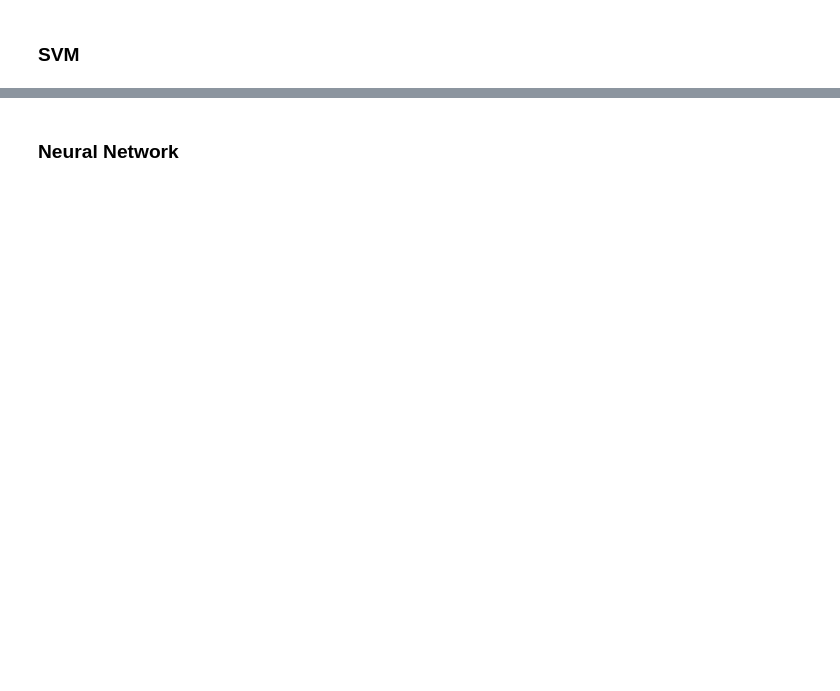
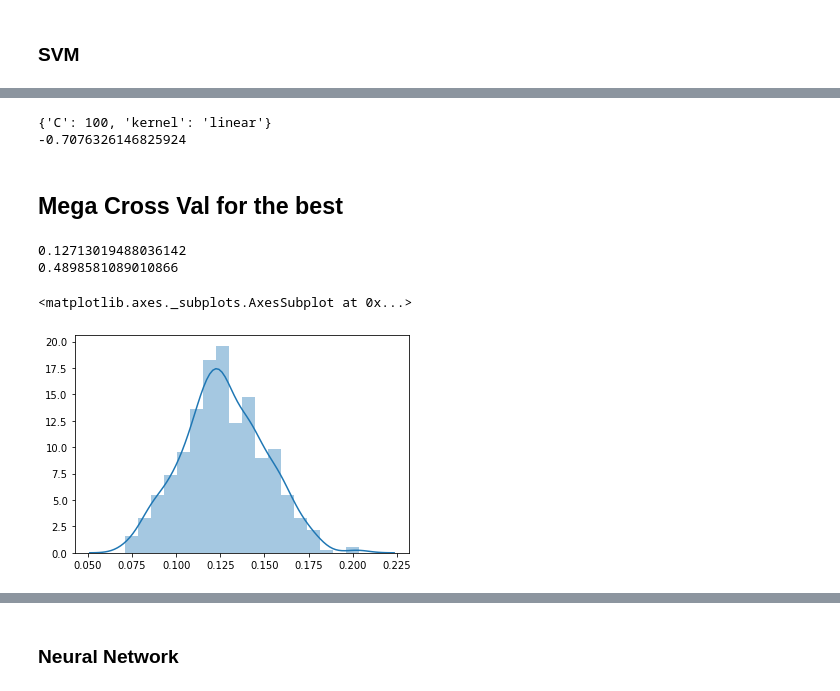
Before and after one commit to mdelaf1995/sentence_level_qe_ffl, a Jupyter notebook: exploration/Perfomance_Tests.ipynb, the cells around one changed output, grey strips where cells are left out. Cells and saved outputs as stored; diff of their text form; code cells hidden in the pictures; blank space fills up the shorter version.

Commit message:
for tests

```diff
--- a/exploration/Perfomance_Tests.ipynb
+++ b/exploration/Perfomance_Tests.ipynb
@@ -78 +10,3 @@ Name: german_adjectives, dtype: object
+# %%
+dataset = pd.read_pickle('../data/dataset_with_features.pickle')
 # %%
@@ -124,3 +32,3 @@ dataset_features
 # %%
-dataset_features_list = list(dataset_features.columns)
-dataset_features_arr = np.array(dataset_features)
+dataset_features_list = list(train_val.columns)
+dataset_features_arr = np.array(train_val)
@@ -246,0 +136,49 @@ Mean Absolute Error: 83.2121
+# %%
+kernel = ('linear', 'poly', 'rbf')
+C = [int(x) for x in np.linspace(1, 150, 10)]
+
+random_grid = {'kernel': kernel,
+               'C': C}
+svm = SVR()
+svm_random = RandomizedSearchCV(estimator = svm, param_distributions = random_grid,
+                                n_iter = 10, cv = 2, scoring='neg_mean_squared_error')
+svm_random.fit(dataset_features_arr, dataset_labels_arr)
+print(svm_random.best_params_)
+# %%
+# With SVM
+svm = SVR()
+parameters_svm = {'kernel':('linear', 'rbf', 'poly'), 'C':[1, 10, 50, 100]}
+svm_grid = GridSearchCV(estimator=svm, param_grid=parameters_svm, cv=2, scoring='neg_mean_squared_error')
+svm_grid.fit(dataset_features_arr, dataset_labels_arr.ravel())
+print(svm_grid.best_params_)
+print(svm_grid.best_score_)
+# %% [output]
+{'C': 100, 'kernel': 'linear'}
+-0.7076326146825924
+# %% [markdown]
+## Mega Cross Val for the best
+# %%
+rs = ShuffleSplit(n_splits=500, test_size=.25, random_state=0)
+cv = rs.split(dataset_features_arr)
+
+correlation_ridge = []
+mae_ridge = []
+X = dataset_features_arr
+y = dataset_labels_arr.reshape(-1)
+
+for train, test in cv:
+    rl = Ridge(**lr_random.best_params_)
+    rl.fit(X[train], y[train])
+    predictions = rl.predict(X[test]).reshape(-1)
+    pearson = pearsonr(y[test], predictions)[0]
+    error = abs(predictions - y[test])
+    correlation_ridge.append(pearson)
+    mae_ridge.append(error)
+
+print(np.array(correlation_ridge).mean())
+print(np.array(mae_ridge).mean())
+# %% [output]
+0.12713019488036142
+0.4898581089010866
+<matplotlib.axes._subplots.AxesSubplot at 0x...>
+[figure, added]
```
Also changed, not shown: parts of 55 cells of this notebook.
